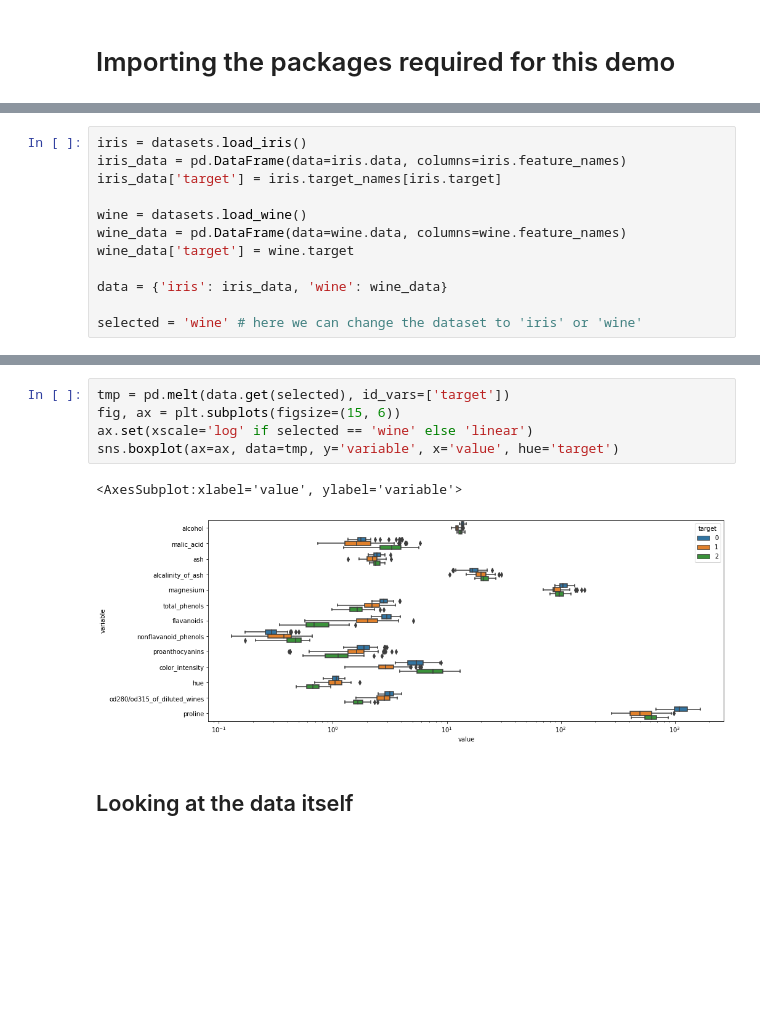
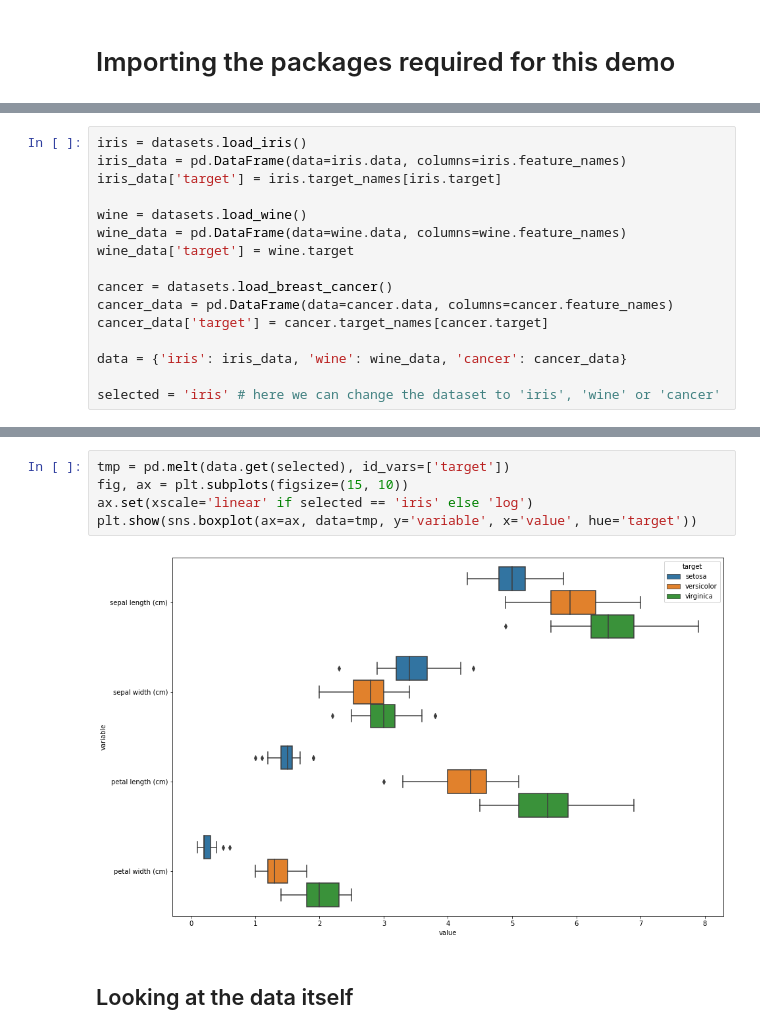
Before and after one commit to trichie/ml_demo_fhnw, a Jupyter notebook: ml_demo_fhnw_python.ipynb, the cells around one changed output, grey strips where cells are left out. Cells and saved outputs as stored; diff of their text form; blank space fills up the shorter version.

```diff
--- a/ml_demo_fhnw_python.ipynb
+++ b/ml_demo_fhnw_python.ipynb
@@ -31,9 +37,13 @@ wine = datasets.load_wine()
 wine_data = pd.DataFrame(data=wine.data, columns=wine.feature_names)
 wine_data['target'] = wine.target
 
-data = {'iris': iris_data, 'wine': wine_data}
+cancer = datasets.load_breast_cancer()
+cancer_data = pd.DataFrame(data=cancer.data, columns=cancer.feature_names)
+cancer_data['target'] = cancer.target_names[cancer.target]
 
-selected = 'wine' # here we can change the dataset to 'iris' or 'wine'
+data = {'iris': iris_data, 'wine': wine_data, 'cancer': cancer_data}
+
+selected = 'iris' # here we can change the dataset to 'iris', 'wine' or 'cancer'
 # %% [markdown]
 ## Visual overview of the dataset
 By choosing the target variable as hue, we can have pair plots of all the feature variables. This overview can be a first hint towards eliminating variables that have not much prediction power.
@@ -48,11 +59,10 @@ Caveat: the wine dataset is plot on a logarithmic scale as the proline variable
 # %%
 tmp = pd.melt(data.get(selected), id_vars=['target'])
-fig, ax = plt.subplots(figsize=(15, 6))
-ax.set(xscale='log' if selected == 'wine' else 'linear')
-sns.boxplot(ax=ax, data=tmp, y='variable', x='value', hue='target')
+fig, ax = plt.subplots(figsize=(15, 10))
+ax.set(xscale='linear' if selected == 'iris' else 'log')
+plt.show(sns.boxplot(ax=ax, data=tmp, y='variable', x='value', hue='target'))
 # %% [output]
-<AxesSubplot:xlabel='value', ylabel='variable'>
-[figure, old version]
+[figure, new version]
 # %% [markdown]
 ## Looking at the data itself
 # %%
```
Also changed, not shown: parts of 58 cells of this notebook, 1 other file.
